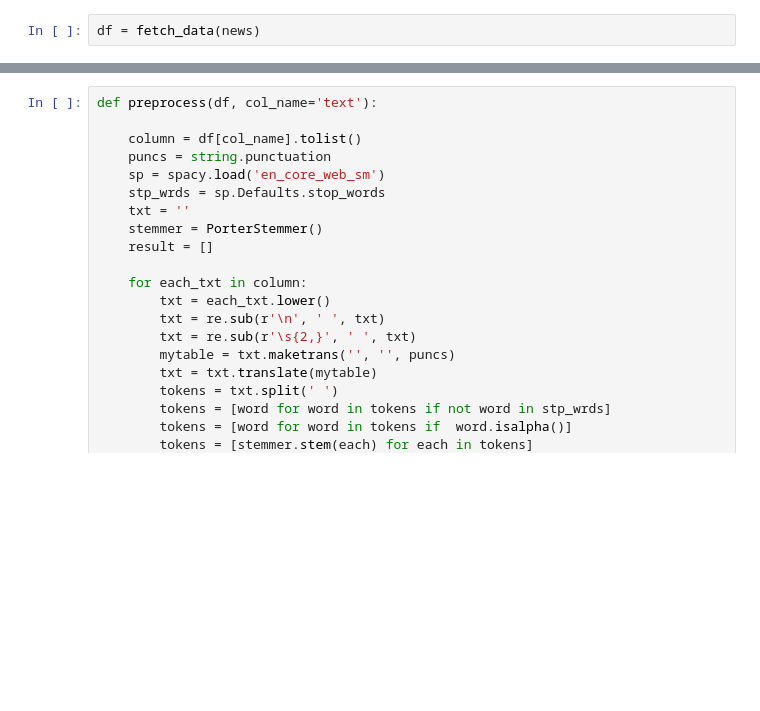
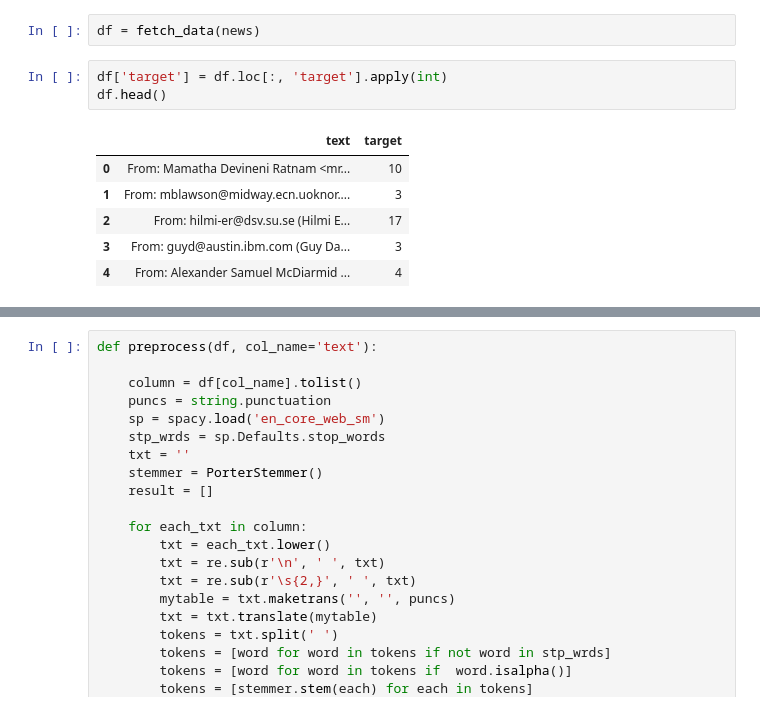
Before and after one commit to MohammadYs77/Machine-Learning-Projects, a Jupyter notebook: Fetch 20 Newspapers/Fetch_20_Newspapers.ipynb, the cells around one changed output, grey strips where cells are left out. Cells and saved outputs as stored; diff of their text form; blank space fills up the shorter version.

```diff
--- a/Fetch 20 Newspapers/Fetch_20_Newspapers.ipynb
+++ b/Fetch 20 Newspapers/Fetch_20_Newspapers.ipynb
@@ -70,3 +61,13 @@ def fetch_data(data, slope=1000):
     return pd.concat(data_l)
 # %%
 df = fetch_data(news)
+# %%
+df['target'] = df.loc[:, 'target'].apply(int)
+df.head()
+# %% [output]
+|  | text | target |
+| 0 | From: Mamatha Devineni Ratnam <mr... | 10 |
+| 1 | From: mblawson@midway.ecn.uoknor.... | 3 |
+| 2 | From: hilmi-er@dsv.su.se (Hilmi E... | 17 |
+| 3 | From: guyd@austin.ibm.com (Guy Da... | 3 |
+| 4 | From: Alexander Samuel McDiarmid ... | 4 |
```
Also changed, not shown: parts of 15 cells of this notebook.
